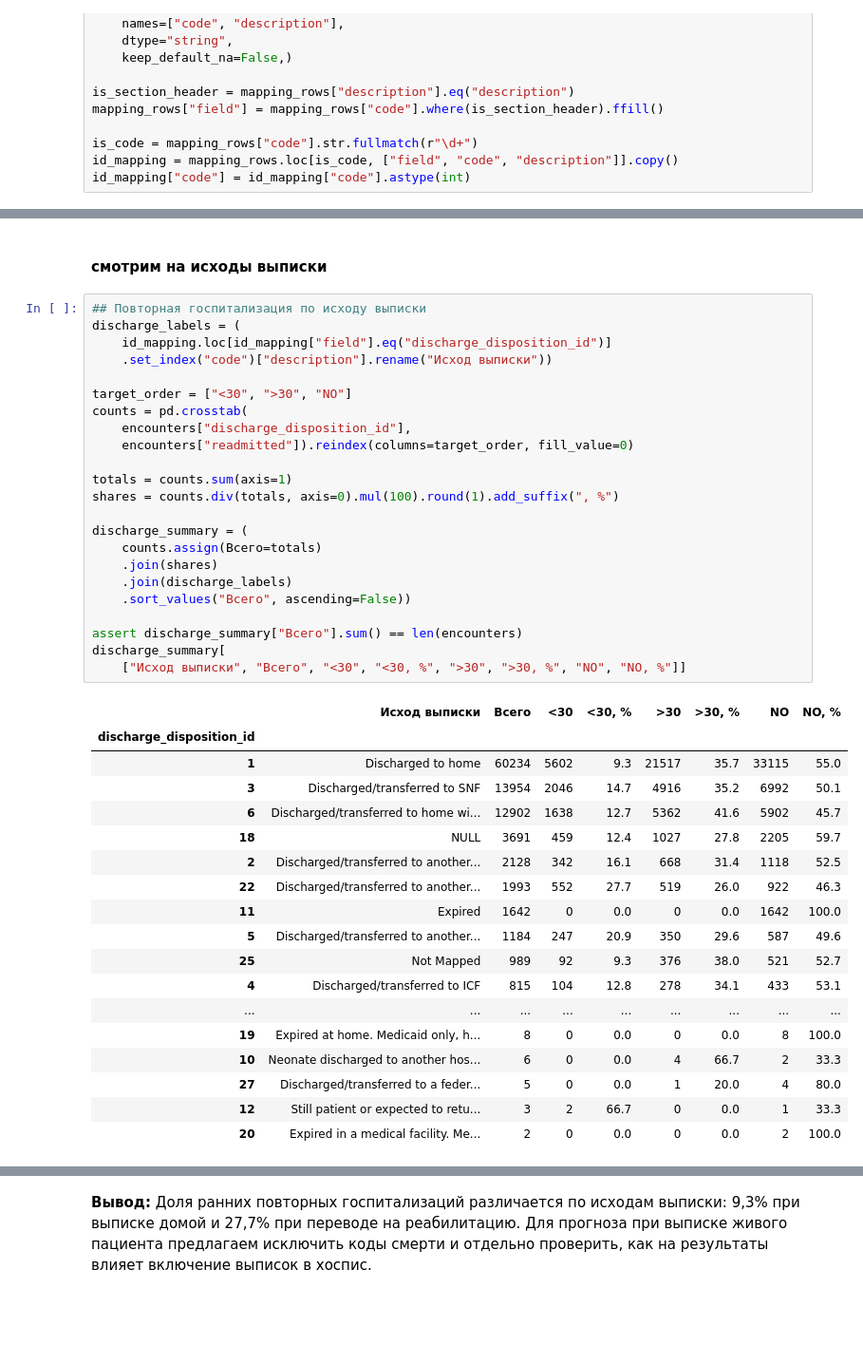
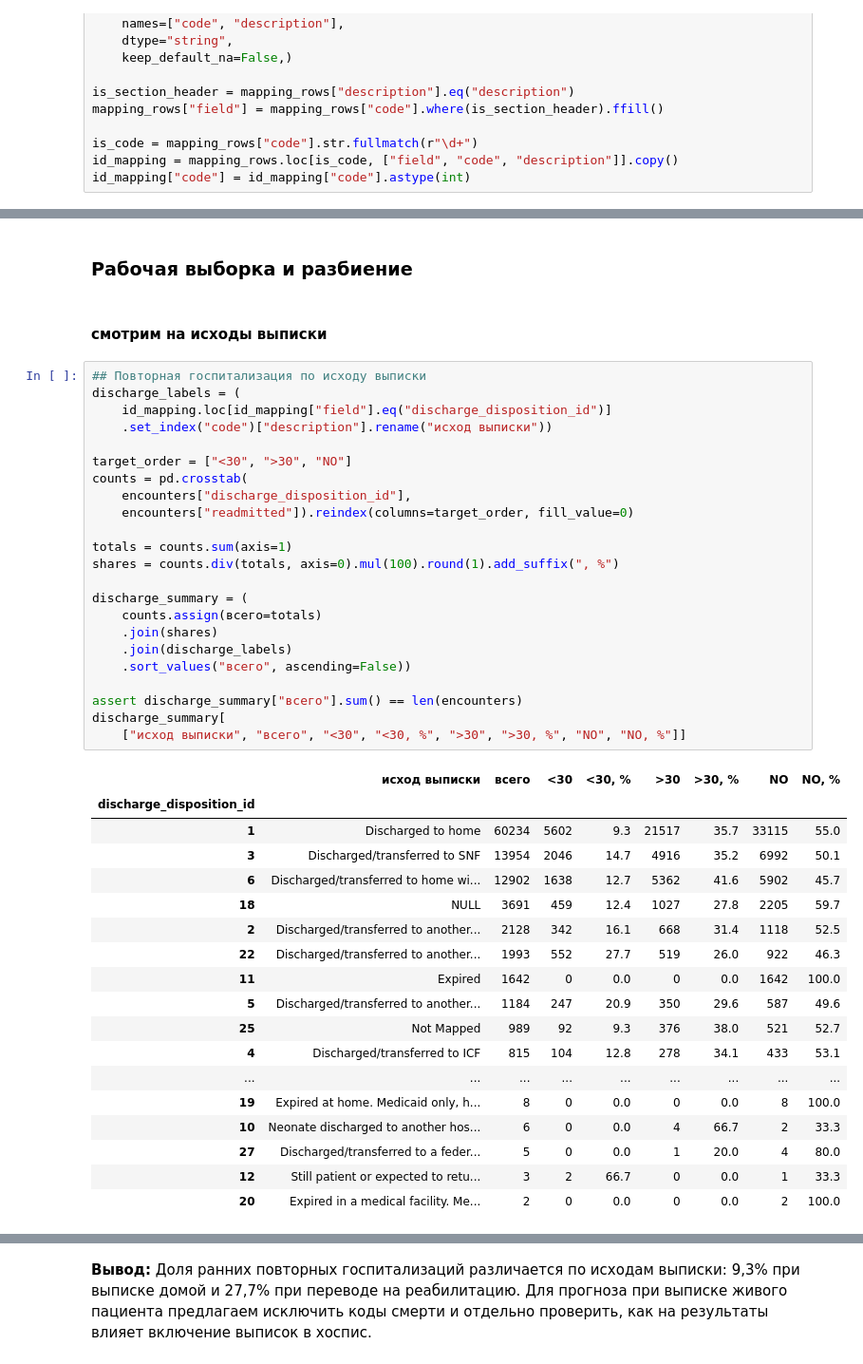
Before and after one commit to FlexonaFFt/cu-ml-diabetes-project, a Jupyter notebook: eda_notebooks/eda_fundamental.ipynb, the cells around one changed output, grey strips where cells are left out. Shown at 95% size. Drawn from its saved outputs; the diff is of its cells as text; blank space fills up the shorter version.

```diff
--- a/eda_notebooks/eda_fundamental.ipynb
+++ b/eda_notebooks/eda_fundamental.ipynb
@@ -103,33 +105,35 @@ print(id_mapping.query("field == 'discharge_disposition_id'").head().to_string()
 13  discharge_disposition_id     3                                         Discharged/transferred to SNF
 14  discharge_disposition_id     4                                         Discharged/transferred to ICF
 15  discharge_disposition_id     5  Discharged/transferred to another type of inpatient care institution
+# %% [markdown]
+### Рабочая выборка и разбиение
 # %% [markdown]
 #### смотрим на исходы выписки
 # %%
 ## Повторная госпитализация по исходу выписки
 discharge_labels = (
     id_mapping.loc[id_mapping["field"].eq("discharge_disposition_id")]
-    .set_index("code")["description"].rename("Исход выписки"))
+    .set_index("code")["description"].rename("исход выписки"))
 
 target_order = ["<30", ">30", "NO"]
 counts = pd.crosstab(
     encounters["discharge_disposition_id"],
     encounters["readmitted"]).reindex(columns=target_order, fill_value=0)
 
 totals = counts.sum(axis=1)
 shares = counts.div(totals, axis=0).mul(100).round(1).add_suffix(", %")
 
 discharge_summary = (
-    counts.assign(Всего=totals)
+    counts.assign(всего=totals)
     .join(shares)
     .join(discharge_labels)
-    .sort_values("Всего", ascending=False))
+    .sort_values("всего", ascending=False))
 
-assert discharge_summary["Всего"].sum() == len(encounters)
+assert discharge_summary["всего"].sum() == len(encounters)
 discharge_summary[
-    ["Исход выписки", "Всего", "<30", "<30, %", ">30", ">30, %", "NO", "NO, %"]]
+    ["исход выписки", "всего", "<30", "<30, %", ">30", ">30, %", "NO", "NO, %"]]
 # %% [output]
-|  | Исход выписки | Всего | <30 | <30, % | >30 | >30, % | NO | NO, % |
+|  | исход выписки | всего | <30 | <30, % | >30 | >30, % | NO | NO, % |
 | discharge_disposition_id |  |  |  |  |  |  |  |  |
 | 1 | Discharged to home | 60234 | 5602 | 9.3 | 21517 | 35.7 | 33115 | 55.0 |
 | 3 | Discharged/transferred to SNF | 13954 | 2046 | 14.7 | 4916 | 35.2 | 6992 | 50.1 |
```
Also changed, not shown: parts of 31 cells of this notebook.
